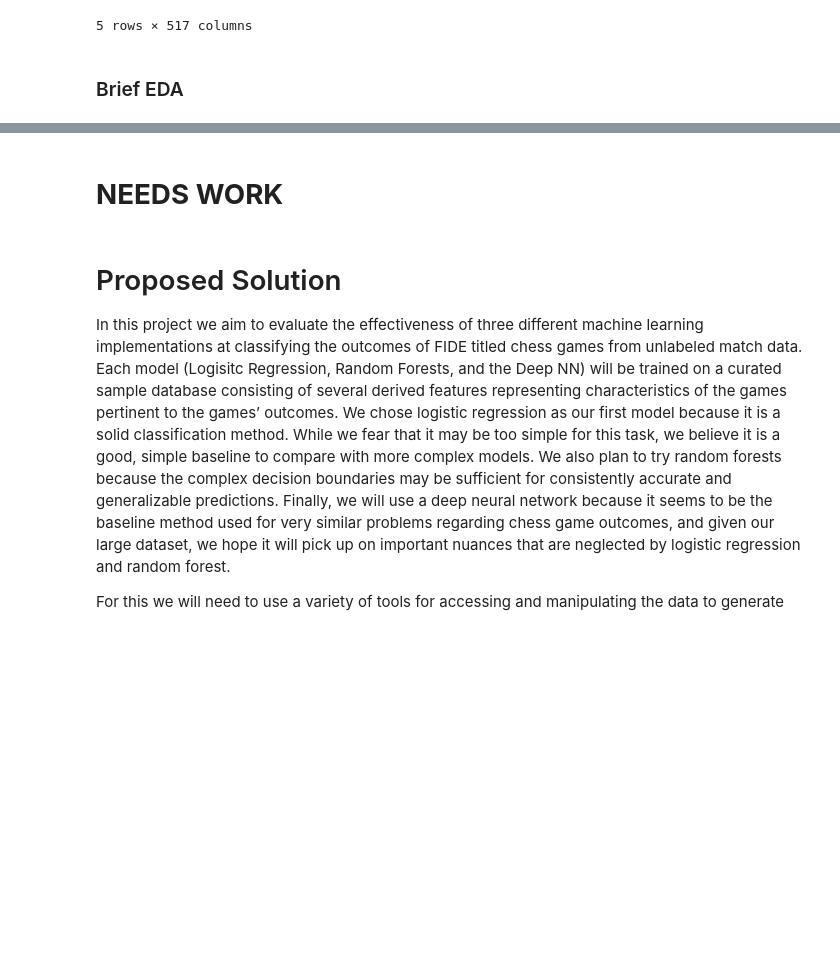
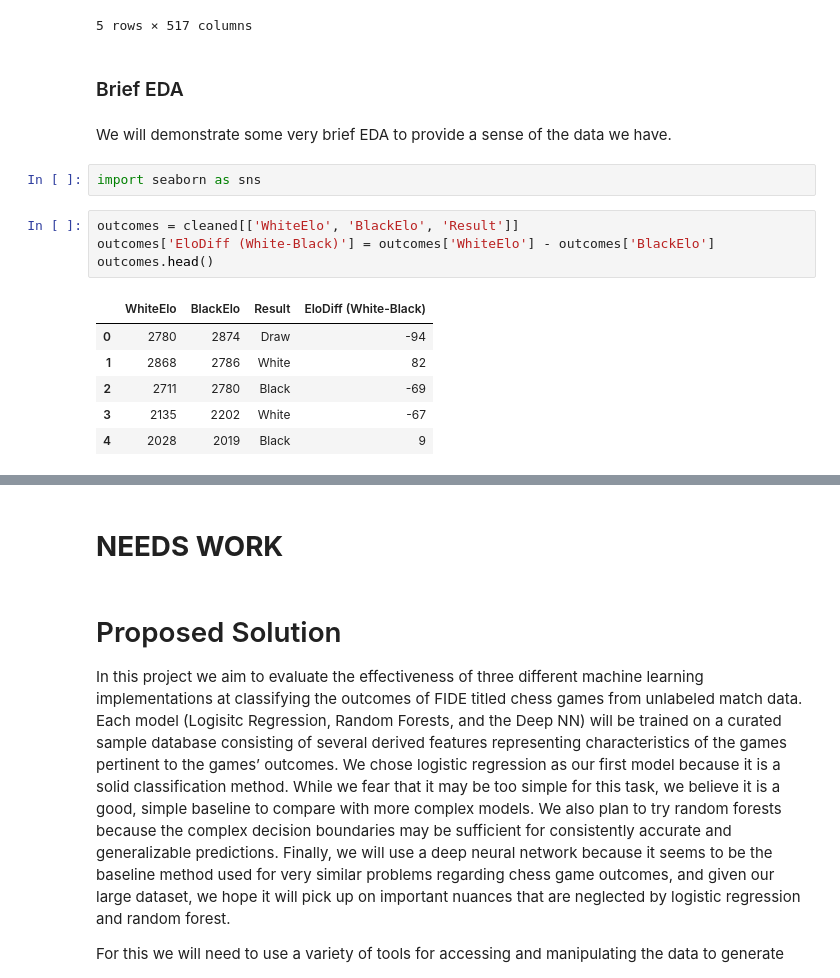
Before and after one commit to COGS118A/Group017-Wi23, a Jupyter notebook: FinalProjectGroup017-Wi23.ipynb, the cells around one changed output, grey strips where cells are left out. Cells and saved outputs as stored; diff of their text form; blank space fills up the shorter version.

```diff
--- a/FinalProjectGroup017-Wi23.ipynb
+++ b/FinalProjectGroup017-Wi23.ipynb
@@ -150,3 +150,18 @@ Number of features (after one-hot encoding): 517
 5 rows × 517 columns
 # %% [markdown]
 ### Brief EDA
+# %% [markdown]
+We will demonstrate some very brief EDA to provide a sense of the data we have.
+# %%
+import seaborn as sns
+# %%
+outcomes = cleaned[['WhiteElo', 'BlackElo', 'Result']]
+outcomes['EloDiff (White-Black)'] = outcomes['WhiteElo'] - outcomes['BlackElo']
+outcomes.head()
+# %% [output]
+|  | WhiteElo | BlackElo | Result | EloDiff (White-Black) |
+| 0 | 2780 | 2874 | Draw | -94 |
+| 1 | 2868 | 2786 | White | 82 |
+| 2 | 2711 | 2780 | Black | -69 |
+| 3 | 2135 | 2202 | White | -67 |
+| 4 | 2028 | 2019 | Black | 9 |
```
Also changed, not shown: parts of 5 cells of this notebook.
